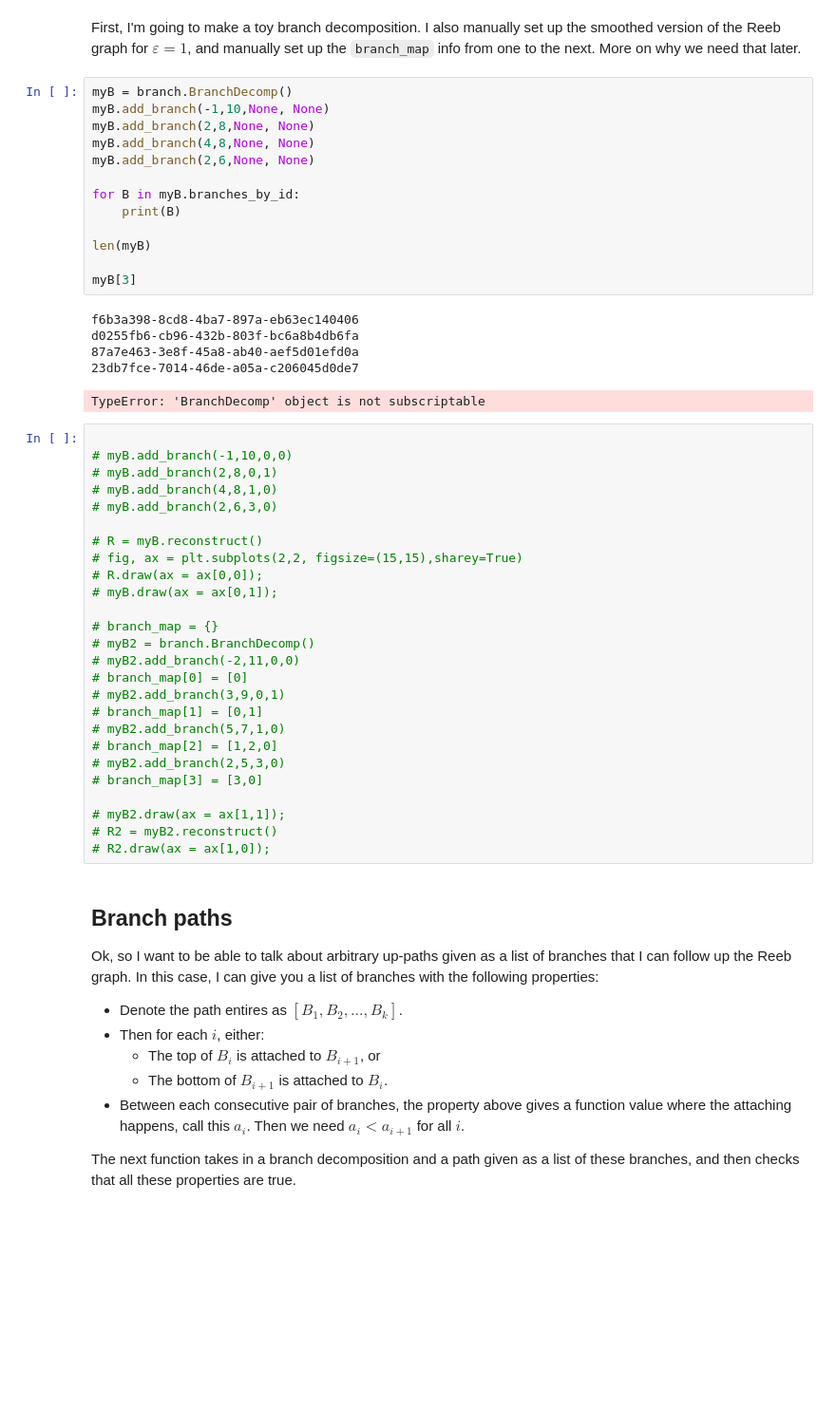
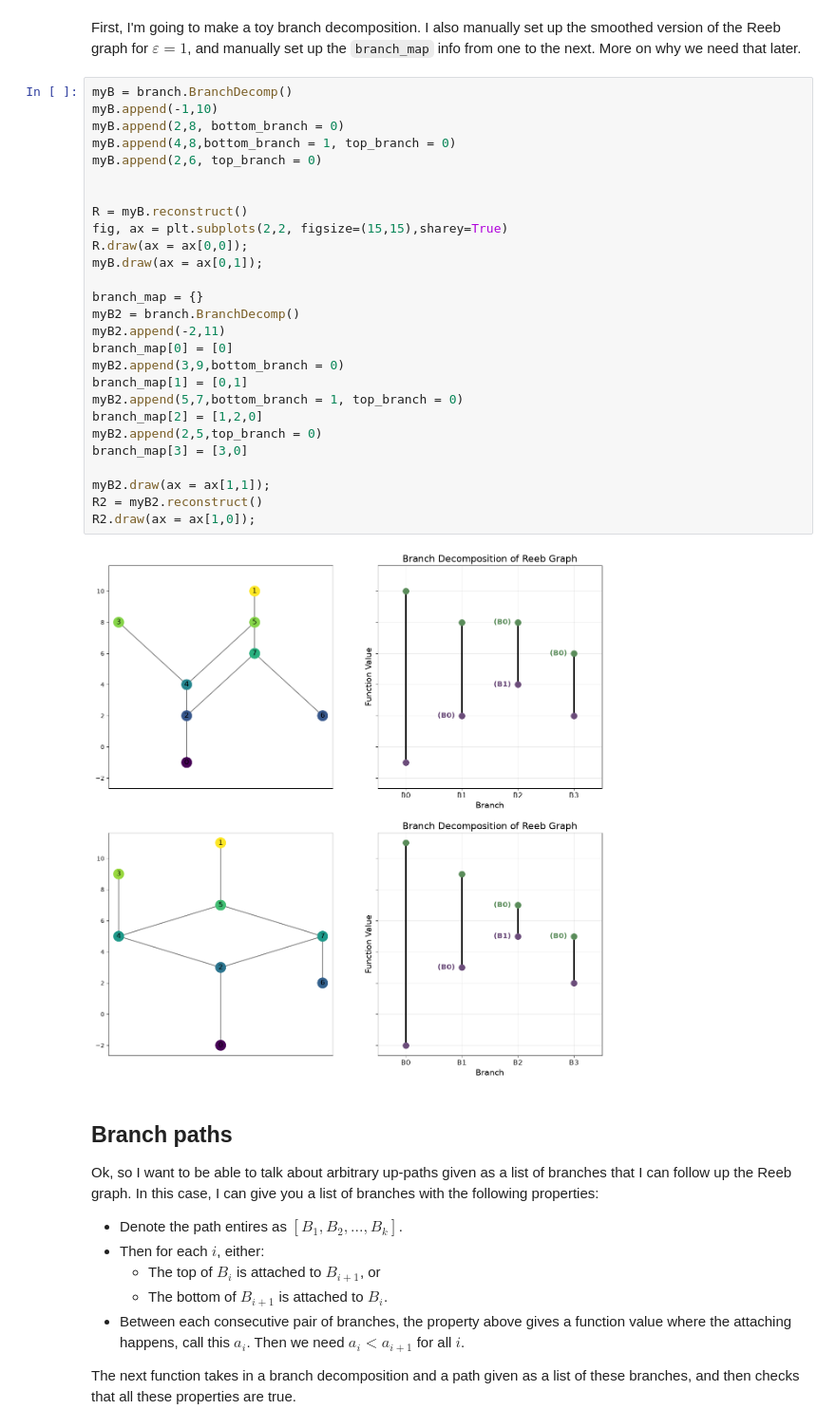
Before and after one commit to MunchLab/ceREEBerus, a Jupyter notebook: doc_source/experimental/sandbox_decomposition.ipynb, the cells around one changed output. Shown at 95% size. Saved outputs shown, nothing was run; the diff lists cells and outputs as text; blank space fills up the shorter version.

Commit message:
Branch decomp and reconstruction working again

```diff
--- a/doc_source/experimental/sandbox_decomposition.ipynb
+++ b/doc_source/experimental/sandbox_decomposition.ipynb
@@ -13,51 +13,35 @@ import uuid
 %autoreload 2
 # %% [markdown]
 First, I'm going to make a toy branch decomposition. I also manually set up the smoothed version of the Reeb graph for $\varepsilon = 1$, and manually set up the `branch_map` info from one to the next. More on why we need that later.
-# %%
-myB = branch.BranchDecomp()
-myB.add_branch(-1,10,None, None)
-myB.add_branch(2,8,None, None)
-myB.add_branch(4,8,None, None)
-myB.add_branch(2,6,None, None)
-
-for B in myB.branches_by_id:
-    print(B)
-
-len(myB)
-
-myB[3]
-# %% [output]
-f6b3a398-8cd8-4ba7-897a-eb63ec140406
-d0255fb6-cb96-432b-803f-bc6a8b4db6fa
-87a7e463-3e8f-45a8-ab40-aef5d01efd0a
-23db7fce-7014-46de-a05a-c206045d0de7
-TypeError: 'BranchDecomp' object is not subscriptable
 # %%
+myB = branch.BranchDecomp()
+myB.append(-1,10)
+myB.append(2,8, bottom_branch = 0)
+myB.append(4,8,bottom_branch = 1, top_branch = 0)
+myB.append(2,6, top_branch = 0)
 
-# myB.add_branch(-1,10,0,0)
-# myB.add_branch(2,8,0,1)
-# myB.add_branch(4,8,1,0)
-# myB.add_branch(2,6,3,0)
 
-# R = myB.reconstruct()
-# fig, ax = plt.subplots(2,2, figsize=(15,15),sharey=True)
-# R.draw(ax = ax[0,0]);
-# myB.draw(ax = ax[0,1]);
+R = myB.reconstruct()
+fig, ax = plt.subplots(2,2, figsize=(15,15),sharey=True)
+R.draw(ax = ax[0,0]);
+myB.draw(ax = ax[0,1]);
 
-# branch_map = {}
-# myB2 = branch.BranchDecomp()
-# myB2.add_branch(-2,11,0,0)
-# branch_map[0] = [0]
-# myB2.add_branch(3,9,0,1)
-# branch_map[1] = [0,1]
-# myB2.add_branch(5,7,1,0)
-# branch_map[2] = [1,2,0]
-# myB2.add_branch(2,5,3,0)
-# branch_map[3] = [3,0]
+branch_map = {}
+myB2 = branch.BranchDecomp()
+myB2.append(-2,11)
+branch_map[0] = [0]
+myB2.append(3,9,bottom_branch = 0)
+branch_map[1] = [0,1]
+myB2.append(5,7,bottom_branch = 1, top_branch = 0)
+branch_map[2] = [1,2,0]
+myB2.append(2,5,top_branch = 0)
+branch_map[3] = [3,0]
 
-# myB2.draw(ax = ax[1,1]);
-# R2 = myB2.reconstruct()
-# R2.draw(ax = ax[1,0]);
+myB2.draw(ax = ax[1,1]);
+R2 = myB2.reconstruct()
+R2.draw(ax = ax[1,0]);
+# %% [output]
+[figure, added]
 # %% [markdown]
 ## Branch paths
 
```
Also changed, not shown: 2 other files.
